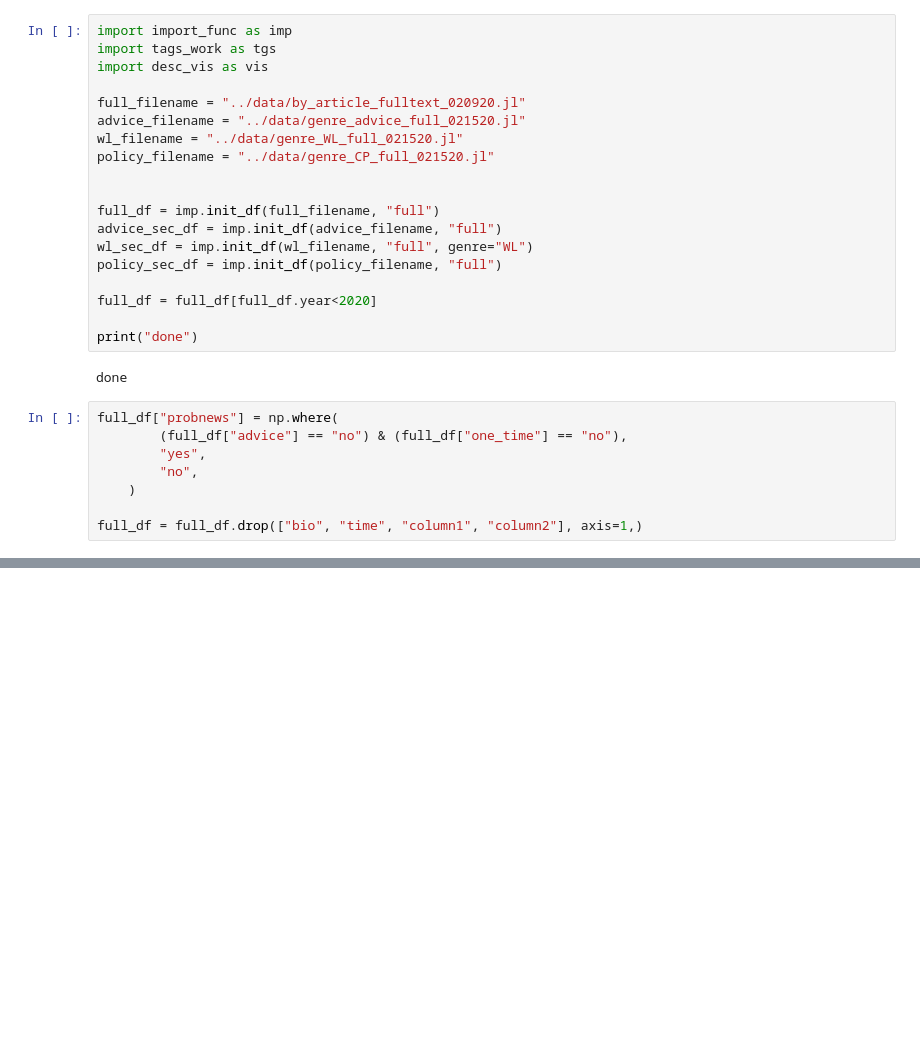
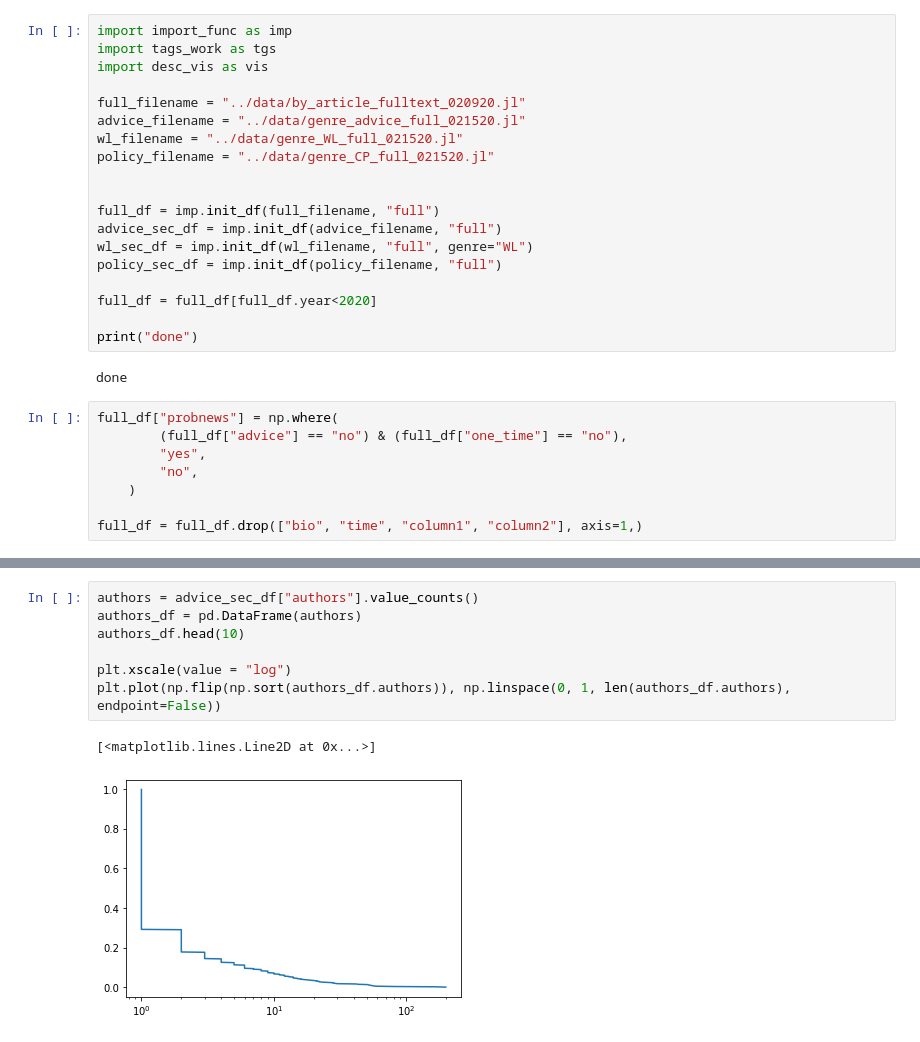
Before and after one commit to crboothb/sciencemag-careers-analysis, a Jupyter notebook: scripts/coverage_test.ipynb, the cells around one changed output, grey strips where cells are left out. Cells and saved outputs as stored; diff of their text form; blank space fills up the shorter version.

```diff
--- a/scripts/coverage_test.ipynb
+++ b/scripts/coverage_test.ipynb
@@ -135 +142,11 @@ print(len(policy_sec_df))
 66
+# %%
+authors = advice_sec_df["authors"].value_counts()
+authors_df = pd.DataFrame(authors)
+authors_df.head(10)
+
+plt.xscale(value = "log")
+plt.plot(np.flip(np.sort(authors_df.authors)), np.linspace(0, 1, len(authors_df.authors), endpoint=False))
+# %% [output]
+[<matplotlib.lines.Line2D at 0x...>]
+[figure, added]
```
Also changed, not shown: parts of 9 cells of this notebook, 1 other file.
